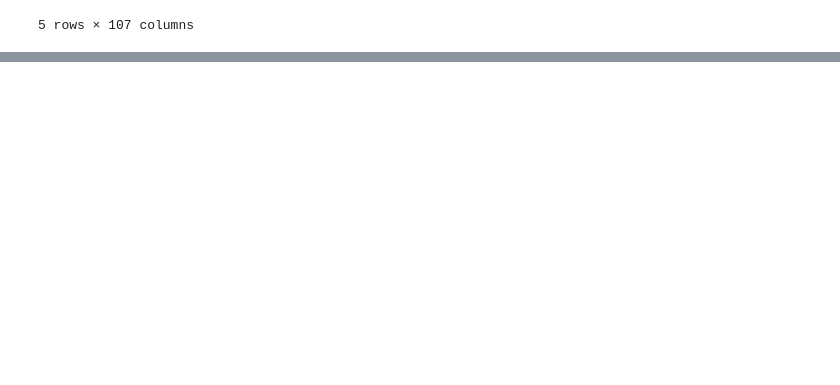
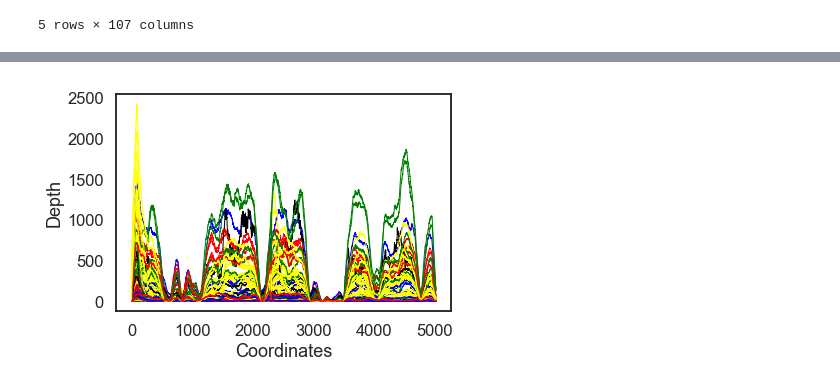
Before and after one commit to smangul1/seeing.beyond.target.results, a Jupyter notebook: raw.results/analysis.rDNA.MT.ipynb, the cells around one changed output, grey strips where cells are left out. Saved outputs shown, nothing was run; the diff lists cells and outputs as text; code cells hidden in the pictures; blank space fills up the shorter version.

```diff
--- a/raw.results/analysis.rDNA.MT.ipynb
+++ b/raw.results/analysis.rDNA.MT.ipynb
@@ -612,0 +352,10 @@ NameError: name 'data_imrep_WXS' is not defined
+# %%
+import matplotlib.pyplot as plt
+import seaborn as sns
+import pandas as pd
+
+data_28S_cov=pd.read_csv('28S.WXS.raw.csv.gz',compression='gzip')
+#data_58S_cov=pd.read_csv('test2.txt')
+metadata=pd.read_csv('../outcomes/PILOT.WXS.clean.metadata.csv')
+data_28S_cov=pd.merge(data_28S_cov, metadata, on='ID')
+data_28S_cov.head()
@@ -612,0 +370,35 @@ NameError: name 'data_imrep_WXS' is not defined
+# %%
+import matplotlib.pyplot as plt
+import seaborn as sns
+from scipy import stats
+import sys
+
+g=sns.set_style("white")
+g=sns.set_context("talk")
+
+
+dfList = set(data_28S_cov['ID'].tolist())
+
+
+for x in dfList:
+    data_local=data_28S_cov[data_28S_cov['ID'] == x]
+    #df = create_df_with(x)
+    #plt.figure() #this creates a new figure on which your plot will appear
+    d=data_local['disease'].tolist()[0]
+    if d=='BRCA':
+        g=sns.lineplot(x="pos",y="cov",legend=False,data=data_local,color='yellow',linewidth=1)
+    elif d=='LUSC':
+        g=sns.lineplot(x="pos",y="cov",legend=False,data=data_local,color='green',linewidth=1)
+    elif d=='SKCM':
+        g=sns.lineplot(x="pos",y="cov",legend=False,data=data_local,color='red',linewidth=1)
+    elif d=='PRAD':
+        g=sns.lineplot(x="pos",y="cov",legend=False,data=data_local,color='blue',linewidth=1)
+    elif d=='LUAD':
+        sns.lineplot(x="pos",y="cov",legend=False,data=data_local,color='black',linewidth=1)
+
+
+g.set_ylabel('Depth')
+g.set_xlabel('Coordinates')
+g.figure.savefig("28S.coverage.pdf", bbox_inches='tight')
+# %% [output]
+[figure, added]
```
Also changed, not shown: parts of 50 cells of this notebook, 33 other files.
